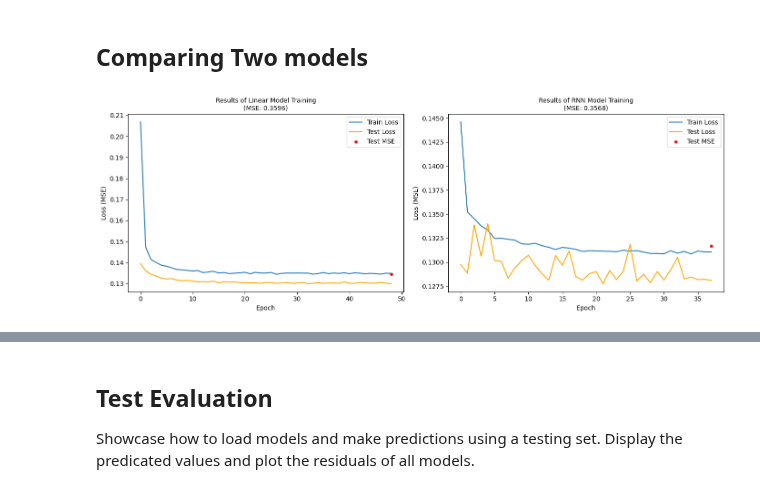
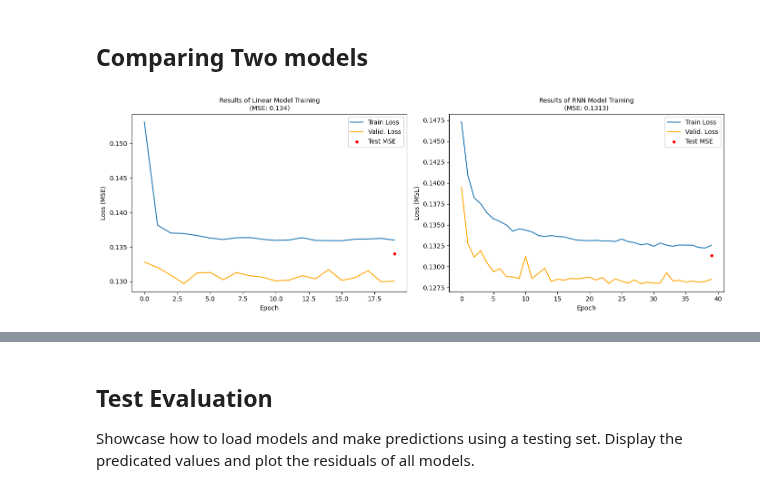
Before and after one commit to zybecker/DS-5500, a Jupyter notebook: RNN_Model/NN_final_models.ipynb, the cells around one changed output, grey strips where cells are left out. Drawn from its saved outputs; the diff is of its cells as text; code cells hidden in the pictures.

```diff
--- a/RNN_Model/NN_final_models.ipynb
+++ b/RNN_Model/NN_final_models.ipynb
@@ -120,5 +174,5 @@ Best hyperparameters: {'batch_size': 256.0, 'lr': 0.001, 'mlp_dropout': 0.5, 'we
 # %%
-num_epochs = 250
+num_epochs = 150
 early_stop_patience = 15
 
 # Turn dataset into Dataloaders
@@ -164,6 +218,5 @@ for epoch in pbar:
         break
 
     # Update progress bar
-    #'LR': current_lr[0],
     pbar.set_postfix({'Train loss': avg_train_loss, 'Validation loss': avg_valid_loss, 'ES Counter': early_stopper.counter})
 # %% [output]
@@ -282,5 +397,5 @@ Best hyperparameters: {'batch_size': 64.0, 'n_layers': 2.0, 'lr': 0.001, 'rnn_dr
 # %%
-num_epochs = 500
+num_epochs = 150
 early_stop_patience = 15
 
 # Turn dataset into Dataloaders
@@ -297,7 +412,7 @@ trainable_params = sum(p.numel() for p in baseball_rnn.parameters() if p.require
 print(f"Trainable parameters: {trainable_params:,}")
 
 # Optimizer and loss
-optimizer = Adam(baseball_rnn.parameters(), lr=lr, weight_decay=weight_decay, betas=[0.9, 0.99])
+optimizer = Adam(baseball_rnn.parameters(), lr=lr, weight_decay=weight_decay)
 early_stopper = EarlyStopping(patience=early_stop_patience, min_delta=0.0001)
 
 # Training
@@ -383,27 +571,27 @@ plt.show()
 # %%
 # Create a figure and axis objects for side-by-side plots
 fig, ax = plt.subplots(1, 2, figsize=(14, 5))
-
+loss = 'MSE'
 # Plot for the Linear Model Training
-ax[0].set_title(f"Results of Linear Model Training\n(MSE: {mlp_test_RMSE:.4})", fontsize=10)
-ax[0].set_ylabel('Loss (MSE)')
+ax[0].set_title(f"Results of Linear Model Training\n({loss}: {mlp_test_MSE:.4})", fontsize=10)
+ax[0].set_ylabel(f'Loss ({loss})')
 ax[0].set_xlabel('Epoch')
 ax[0].plot(mlp_log, label='Train Loss')
-ax[0].plot(mlp_eval_log, label='Test Loss', color='orange')
-ax[0].scatter(x=len(mlp_log)-1, y=mlp_test_MSE, color='r', label="Test MSE", s=15)
+ax[0].plot(mlp_eval_log, label='Valid. Loss', color='orange')
+ax[0].scatter(x=len(mlp_log)-1, y=mlp_test_MSE, color='r', label=f"Test {loss}", s=15)
 ax[0].legend()
 
 # Plot for the RNN Model Training
-ax[1].set_title(f"Results of RNN Model Training\n(MSE: {rnn_test_RMSE:.4})", fontsize=10)
-ax[1].set_ylabel('Loss (MSE)')
+ax[1].set_title(f"Results of RNN Model Training\n({loss}: {rnn_test_MSE:.4})", fontsize=10)
+ax[1].set_ylabel(f'Loss ({loss})')
 ax[1].set_xlabel('Epoch')
 ax[1].plot(rnn_log, label='Train Loss')
-ax[1].plot(rnn_eval_log, label='Test Loss', color='orange')
-ax[1].scatter(x=len(rnn_eval_log)-1, y=rnn_test_MSE, color='r', label="Test MSE", s=15)
+ax[1].plot(rnn_eval_log, label='Valid. Loss', color='orange')
+ax[1].scatter(x=len(rnn_eval_log)-1, y=rnn_test_MSE, color='r', label=f"Test {loss}", s=15)
 ax[1].legend()
 
 # Adjust layout and display
 plt.tight_layout()
 plt.show()
 # %% [output]
-[figure, old version]
+[figure, new version]
```
Also changed, not shown: parts of 38 cells of this notebook, 1 other file.
